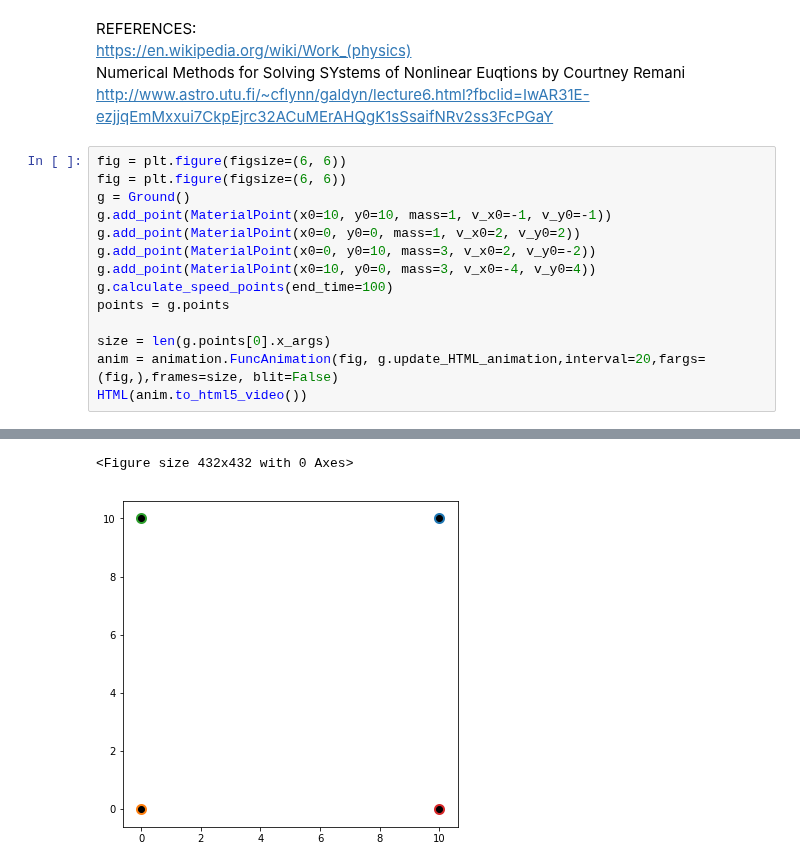
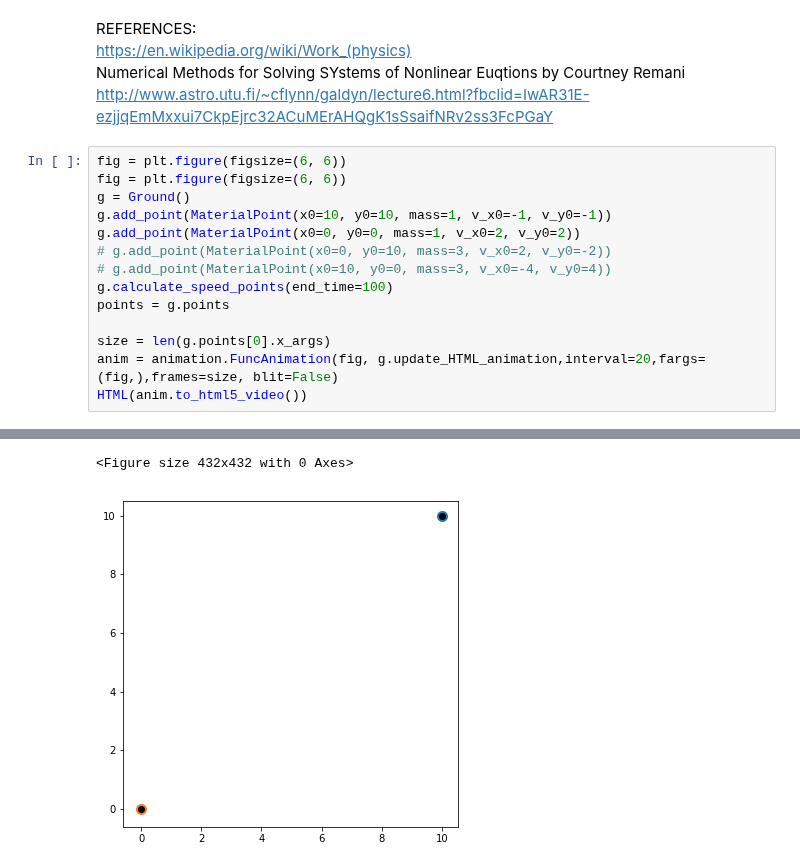
Before and after one commit to daodavid/mechanics, a Jupyter notebook: Mechanics.ipynb, the cells around one changed output, grey strips where cells are left out. Cells and saved outputs as stored; diff of their text form.

```diff
--- a/Mechanics.ipynb
+++ b/Mechanics.ipynb
@@ -196,18 +196,18 @@ http://www.astro.utu.fi/~cflynn/galdyn/lecture6.html?fbclid=IwAR31E-ezjjqEmMxxui
 # %%
 fig = plt.figure(figsize=(6, 6))
 fig = plt.figure(figsize=(6, 6))
 g = Ground()
 g.add_point(MaterialPoint(x0=10, y0=10, mass=1, v_x0=-1, v_y0=-1))
 g.add_point(MaterialPoint(x0=0, y0=0, mass=1, v_x0=2, v_y0=2))
-g.add_point(MaterialPoint(x0=0, y0=10, mass=3, v_x0=2, v_y0=-2))
-g.add_point(MaterialPoint(x0=10, y0=0, mass=3, v_x0=-4, v_y0=4))
+# g.add_point(MaterialPoint(x0=0, y0=10, mass=3, v_x0=2, v_y0=-2))
+# g.add_point(MaterialPoint(x0=10, y0=0, mass=3, v_x0=-4, v_y0=4))
 g.calculate_speed_points(end_time=100)
 points = g.points
 
 size = len(g.points[0].x_args)
 anim = animation.FuncAnimation(fig, g.update_HTML_animation,interval=20,fargs=(fig,),frames=size, blit=False)
 HTML(anim.to_html5_video())
 # %% [output]
 [interactive output not drawn]
 <Figure size 432x432 with 0 Axes>
-[figure, old version]
+[figure, new version]
```
Also changed, not shown: parts of 1 cell of this notebook, 1 other file.
